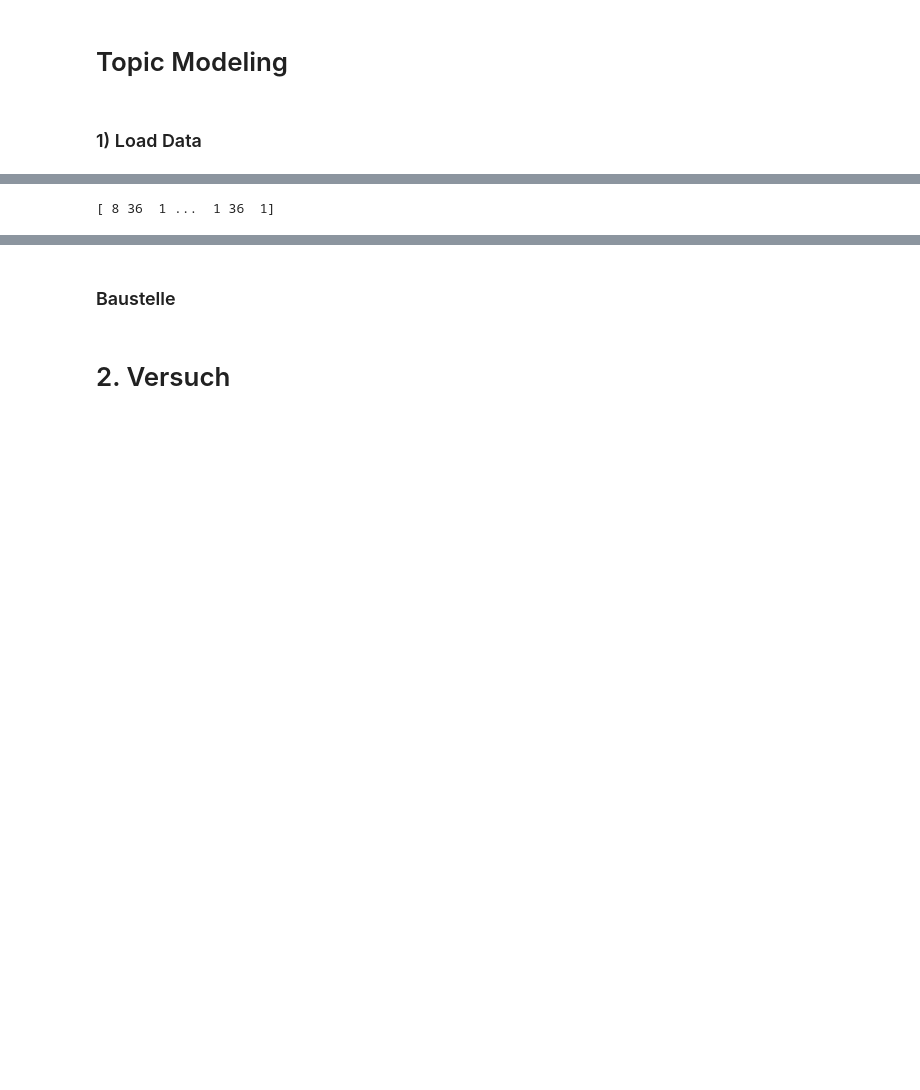
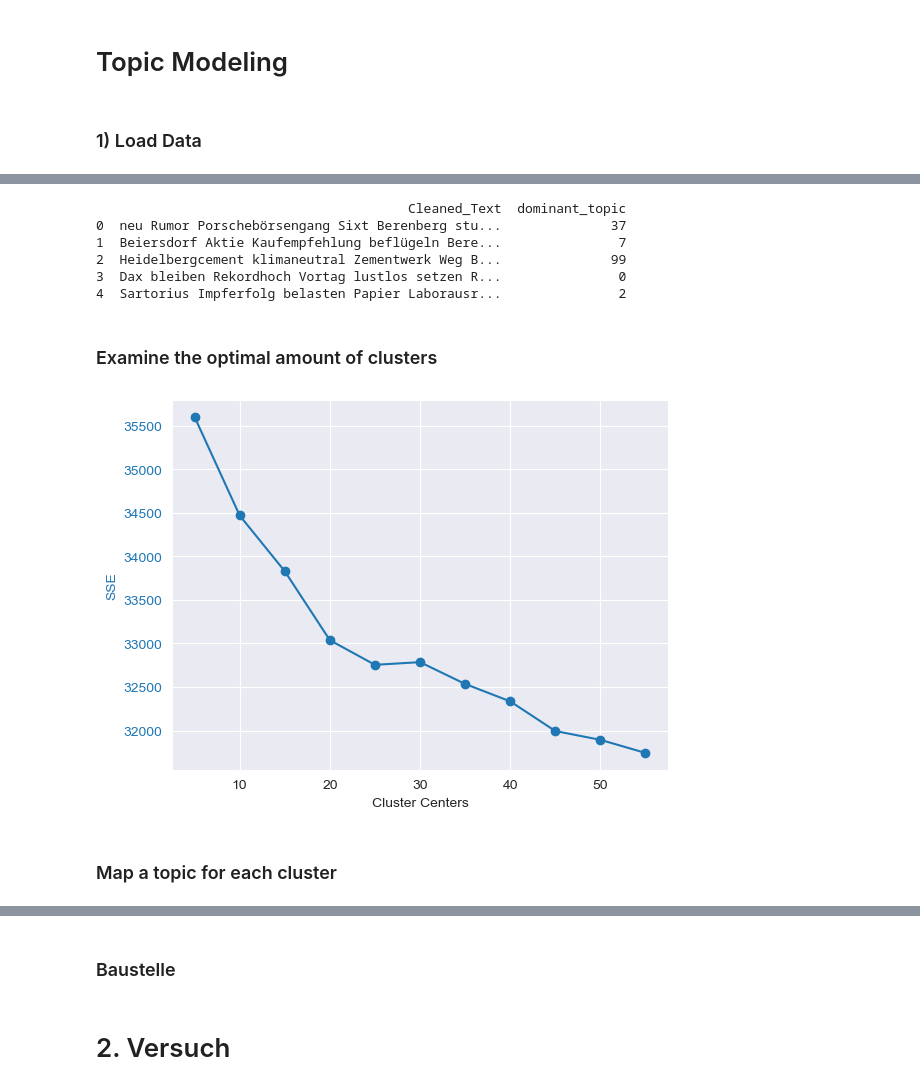
Before and after one commit to M-Mcknsn/NAK-Text-Analytics, a Jupyter notebook: src/topic_modeling.ipynb, the cells around one changed output, grey strips where cells are left out. Drawn from its saved outputs; the diff is of its cells as text; code cells hidden in the pictures; blank space fills up the shorter version.

```diff
--- a/src/topic_modeling.ipynb
+++ b/src/topic_modeling.ipynb
@@ -81,25 +95,46 @@ print(topic_words)
-# %%
-# Create topic-clusters with kMeans
-num_clusters = 40  # e.g. one cluster for each topic
-km = KMeans(n_clusters=num_clusters, random_state=42)
-km.fit(tfidf_matrix)
-
-# Predict cluster for each text
-texte_cluster = km.predict(tfidf_matrix)
-print(texte_cluster)
-
-# Mapping between topics and cluster
-themen_cluster_mapping = {}
-for idx, cluster in enumerate(texte_cluster): #z.B. Index 0 = erstes Cluster = "5" = erstes dominant_topics = topic "16"
-    topic_per_text = dominant_topics[idx]  # dominant topics for each text
-    if topic_per_text not in themen_cluster_mapping:
-        themen_cluster_mapping[topic_per_text] = cluster
-
-# Label the topic for each text based on the cluster
-automatic_labels = [topic_words[themen_cluster_mapping[thema]][0] for thema in dominant_topics]
-df["topic"] = automatic_labels
-#df.to_csv('themen.csv', index=False)
-# Exportiere den DataFrame als Excel-Datei
-df.to_excel('data//transfer//topic_modeling_v1.xlsx', index=False)
-# %% [output]
-[ 8 36  1 ...  1 36  1]
+# %%
+# dictionary for the mapping of duplicates
+mapping_dict = {
+    5: 0, 15: 0, 18: 0, 20: 0, 21: 0, 40: 0, 46: 0, 51: 0, 54: 0, 57: 0, 61: 0, 65: 0, 67: 0, 68: 0, 69: 0, 70: 0, 77: 0, 88: 0, 90: 0, 91:0, 94: 0, 8: 2, 14: 2, 44: 2, 73: 2, 79: 2, 84: 2, 23: 3, 35: 3, 55: 3, 43: 9, 56: 9, 22: 19, 49: 19, 52: 19, 98: 19, 58: 38, 66: 38, 30: 6, 48: 13, 97: 29, 81: 37, 63: 39, 74: 42
+}
+# Find out the most important topic index for each text of the dataFrame
+dominant_topics = [np.argmax(topic) for topic in lda_topic_matrix]
+for i in range(len(dominant_topics)):
+    if dominant_topics[i] in mapping_dict:
+        dominant_topics[i] = mapping_dict[dominant_topics[i]]
+# Add a new column for the topic index
+df['dominant_topic'] = dominant_topics
+print(df[['Cleaned_Text', 'dominant_topic']].head())
+# %% [output]
+                                        Cleaned_Text  dominant_topic
+0  neu Rumor Porschebörsengang Sixt Berenberg stu...              37
+1  Beiersdorf Aktie Kaufempfehlung beflügeln Bere...               7
+2  Heidelbergcement klimaneutral Zementwerk Weg B...              99
+3  Dax bleiben Rekordhoch Vortag lustlos setzen R...               0
+4  Sartorius Impferfolg belasten Papier Laborausr...               2
+# %% [markdown]
+### Examine the optimal amount of clusters
+# %%
+# Calculate the td-idf for cluster creation based on term importance in the collection
+tfidf_vectorizer = TfidfVectorizer()
+tfidf_matrix = tfidf_vectorizer.fit_transform(texts)
+
+# Find optimal clusters
+iterations = range(5, 60, 5)
+sse = []
+for k in iterations:
+    sse.append(MiniBatchKMeans(n_clusters=k, init_size=1024, batch_size=2048, random_state=1).fit(tfidf_matrix).inertia_)
+
+# Plot SSE
+fig, ax1 = plt.subplots()
+color = 'tab:blue'
+ax1.set_xlabel('Cluster Centers')
+ax1.set_ylabel('SSE', color=color)
+ax1.plot(iterations, sse, marker='o', color=color)
+ax1.tick_params(axis='y', labelcolor=color)
+
+plt.show()
+# %% [output]
+[figure, added]
+# %% [markdown]
+### Map a topic for each cluster
```
Also changed, not shown: parts of 15 cells of this notebook, 3 other files.
